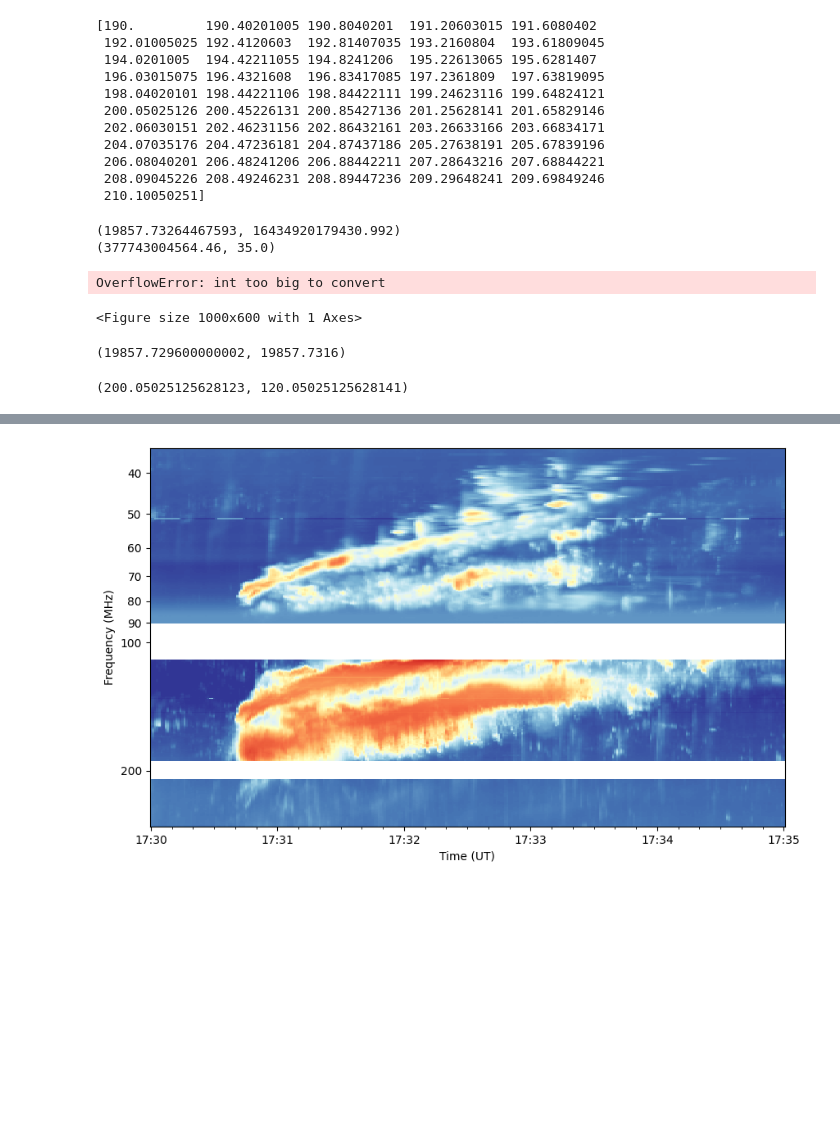
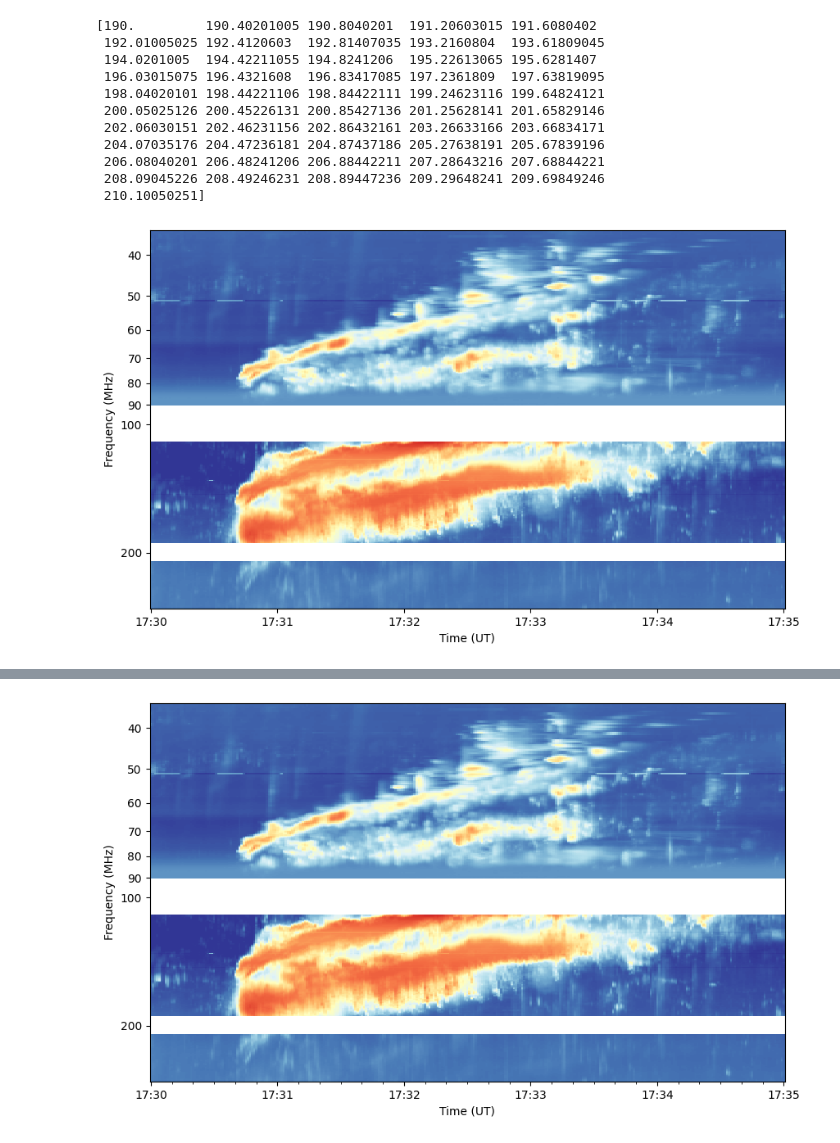
Before and after one commit to MohamedNedal/dias_work, a Jupyter notebook: plot_realita_spectra_from_singularity.ipynb, the cells around one changed output, grey strips where cells are left out. Cells and saved outputs as stored; diff of their text form; code cells hidden in the pictures; blank space fills up the shorter version.

```diff
--- a/plot_realita_spectra_from_singularity.ipynb
+++ b/plot_realita_spectra_from_singularity.ipynb
@@ -498,11 +503,8 @@ given_timestamp_x2 = mdates.date2num(pd.Timestamp('2024-05-14 17:33:30'))
 nearest_index_x1 = combined_df.index.get_loc(given_timestamp_x1)
 nearest_index_x2 = combined_df.index.get_loc(given_timestamp_x2)
 
-# x1 = combined_df.index[nearest_index_x1]
-# x2 = combined_df.index[nearest_index_x2]
-
-x1 = 0.0296+1.98577e4
-x2 = 0.0316+1.98577e4
+x1 = combined_df.index[nearest_index_x1]
+x2 = combined_df.index[nearest_index_x2]
 
 # Given number to find the nearest index
 given_freq_y1 = 200
@@ -514,59 +516,33 @@ differences2 = np.abs(combined_df.columns - given_freq_y2)
 
 # Find the nearest index
 nearest_index_y1 = differences1.argmin()
 nearest_index_y2 = differences2.argmin()
 
 y1 = combined_df.columns[nearest_index_y1]
 y2 = combined_df.columns[nearest_index_y2]
 
 control = [10, 10]
 
 
 
 fig = plt.figure(figsize=[10,6])
 ax = fig.add_subplot(111)
-ax.pcolormesh(combined_df.index, combined_df.columns, combined_df.values.T,
-              vmin=min_range, vmax=max_range, cmap='RdYlBu_r')
-
-# Extract values along the Bézier curve
-# bezier_values, x_coords, y_coords = extract_bezier_values(combined_df.values.T, x1, y1, x2, y2, control)
-# ax.plot(x_coords, y_coords, 'ko--', linewidth=2)
-
-
-# Generate t values based on the timestamps
-# t_values = np.arange(0, 1, 0.05)
-Pfinal = draw_bezier(x1=x1, y1=y1, x2=x2, y2=y2, control=control, t_values=t_values)
-ax.plot(Pfinal[0,:], Pfinal[1,:], 'ko--', linewidth=2)
+ax.pcolormesh(combined_df.index, combined_df.columns, combined_df.values.T, vmin=-0.5, vmax=3, cmap='RdYlBu_r')
 
 # ax.scatter(mdates.date2num(pd.Timestamp('2024-05-14 17:31:00')), 180, c='k')
 
 ax.set_yscale('log')
 
 # Define the custom ticks
 custom_ticks = [10, 20, 30, 40, 50, 60, 70, 80, 90, 100, 200]
 ax.set_yticks(custom_ticks)
 ax.set_yticklabels([str(tick) for tick in custom_ticks])
-ax.xaxis.set_minor_locator(AutoMinorLocator(n=6))
-ax.yaxis.set_minor_locator(AutoMinorLocator(n=10))
 ax.set_xlabel('Time (UT)')
 ax.set_ylabel('Frequency (MHz)')
 ax.xaxis_date()
 ax.xaxis.set_major_formatter(mdates.DateFormatter('%H:%M'))
 ax.set_ylim(max(ax.get_ylim()[::-1]), 35)
-print(ax.get_xlim())
-print(ax.get_ylim())
 plt.show()
 # %% [output]
-(19857.73264467593, 16434920179430.992)
-(377743004564.46, 35.0)
-OverflowError: int too big to convert
-<Figure size 1000x600 with 1 Axes>
+[figure, added]
-# %%
-x1, x2
-# %% [output]
-(19857.729600000002, 19857.7316)
-# %%
-y1, y2
-# %% [output]
-(200.05025125628123, 120.05025125628141)
 # %%
```
Also changed, not shown: parts of 6 cells of this notebook.
